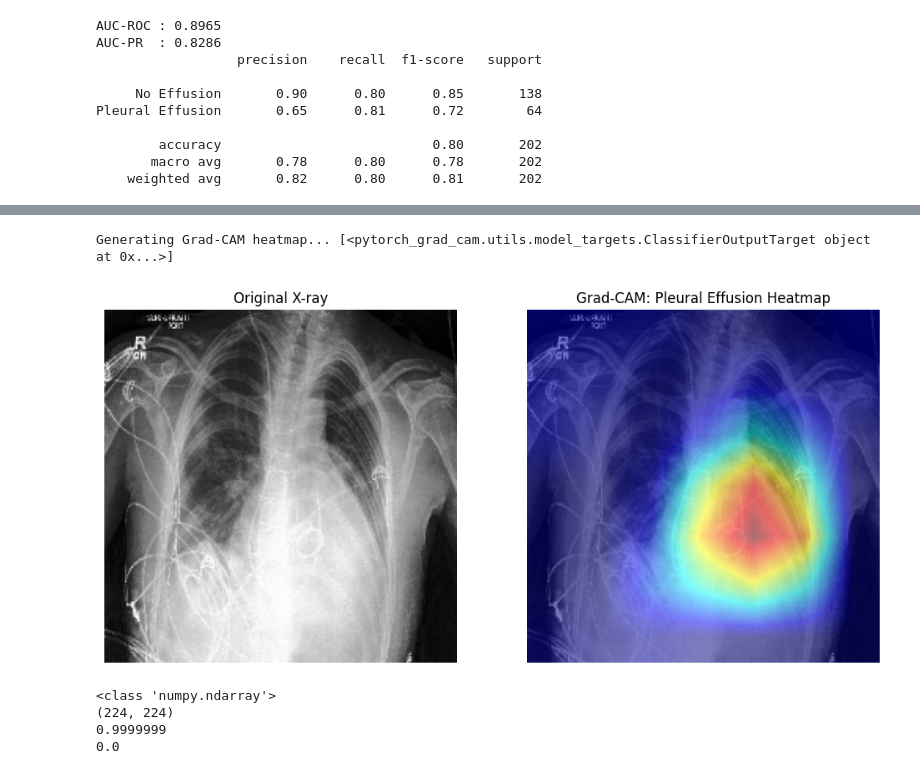
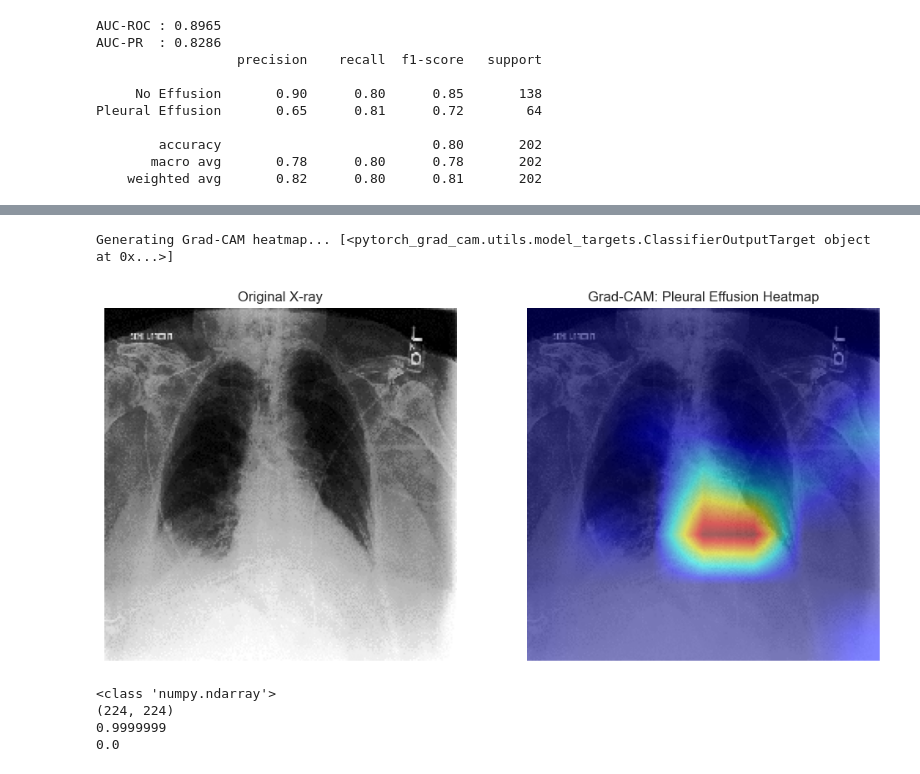
Before and after one commit to Liuian/UU_Explainable_AI_Group_Project, a Jupyter notebook: project2/main.ipynb, the cells around one changed output, grey strips where cells are left out. Saved outputs shown, nothing was run; the diff lists cells and outputs as text; code cells hidden in the pictures.

```diff
--- a/project2/main.ipynb
+++ b/project2/main.ipynb
@@ -990,3 +990,20 @@ Sensitivity: 0.8125 | Specificity: 0.7971
+# %%
+from PIL import Image
+import torchvision.transforms as transforms
+
+transforms = transforms.Compose([
+    transforms.Resize((224,224)),
+    transforms.Grayscale(num_output_channels=1),
+    transforms.ToTensor(),
+    transforms.Normalize(mean=[0.5],std=[0.5])
+])
+img = Image.open("dataset/Rad_5.png")
+# raw_boxes = [[55,160,144,264]]
+# raw_boxes = [[173,139,278,249]]
+# raw_boxes = [[44,137,144,256]]
+# raw_boxes = [[44,159,133,303],[176,168,265,272]]
+raw_boxes = [[30,169,160,285]]
+input_tensor =transforms(img).unsqueeze(0).to(device)
 # %%
 # Saliency Maps with Grad-CAM
 
@@ -997,14 +1014,14 @@ import matplotlib.pyplot as plt
 import numpy as np
 
 # Define the target layer (Last conv layer of ResNet18)
-target_layers = [model.layer4[-1]]
+target_layers = [model.layer4[-2]]
 
 # Initialize Grad-CAM
 cam = GradCAM(model=model, target_layers=target_layers)
 
 # Get a sample image from your validation loader
-images, labels = next(iter(validation_loader)) # Grabs a single batch from your data loader
-input_tensor = images[0:1].to(device) # Shape [1, 1, 224, 224] [Batch, Channels, Height, Width] Slices the first image while keeping it 4D
+# images, labels = next(iter(test_loader)) # Grabs a single batch from your data loader
+# input_tensor = images[0:1].to(device) # Shape [1, 1, 224, 224] [Batch, Channels, Height, Width] Slices the first image while keeping it 4D
 
 # Generate the CAM mask
 # We target class 0 because output is a single logit Pleural Effusion
@@ -1018,34 +1035,34 @@ grayscale_cam = grayscale_cam[0, :] # Get the first image in batch
 # Prepare the background image for overlay
 # Grad-CAM helper needs an RGB image in range [0, 1]
 # We convert  1-channel grayscale X-ray to 3-channel RGB
 img_np = input_tensor.cpu().squeeze().numpy()
 img_min, img_max = img_np.min(), img_np.max()
 img_normalized = (img_np - img_min) / (img_max - img_min) #normalize to [0, 1]
 rgb_img = np.stack([img_normalized]*3, axis=-1) #Since X-rays are 1-channel (gray) and heatmaps are 3-channel (color), we triple the grayscale image so it can be layered with color.
 
 # Overlay the heatmap onto the X-ray
 visualization = show_cam_on_image(rgb_img, grayscale_cam, use_rgb=True)
 
 # Display the results
 plt.figure(figsize=(12, 6))
 plt.subplot(1, 2, 1)
 plt.imshow(img_np, cmap='gray')
 plt.title("Original X-ray")
 plt.axis('off')
 
 plt.subplot(1, 2, 2)
 plt.imshow(visualization)
 plt.title("Grad-CAM: Pleural Effusion Heatmap")
 plt.axis('off')
 plt.show()
 
 print(type(grayscale_cam))   # Should be <class 'numpy.ndarray'>
 print(grayscale_cam.shape)   # Should be (1, 224, 224)
 print(grayscale_cam.max())   # Should be close to 1.0 (The "hottest" spot)
 print(grayscale_cam.min())
 # %% [output]
 Generating Grad-CAM heatmap... [<pytorch_grad_cam.utils.model_targets.ClassifierOutputTarget object at 0x...>]
-[figure, old version]
+[figure, new version]
 <class 'numpy.ndarray'>
 (224, 224)
 0.9999999
```
Also changed, not shown: parts of 12 cells of this notebook, 11 other files.
